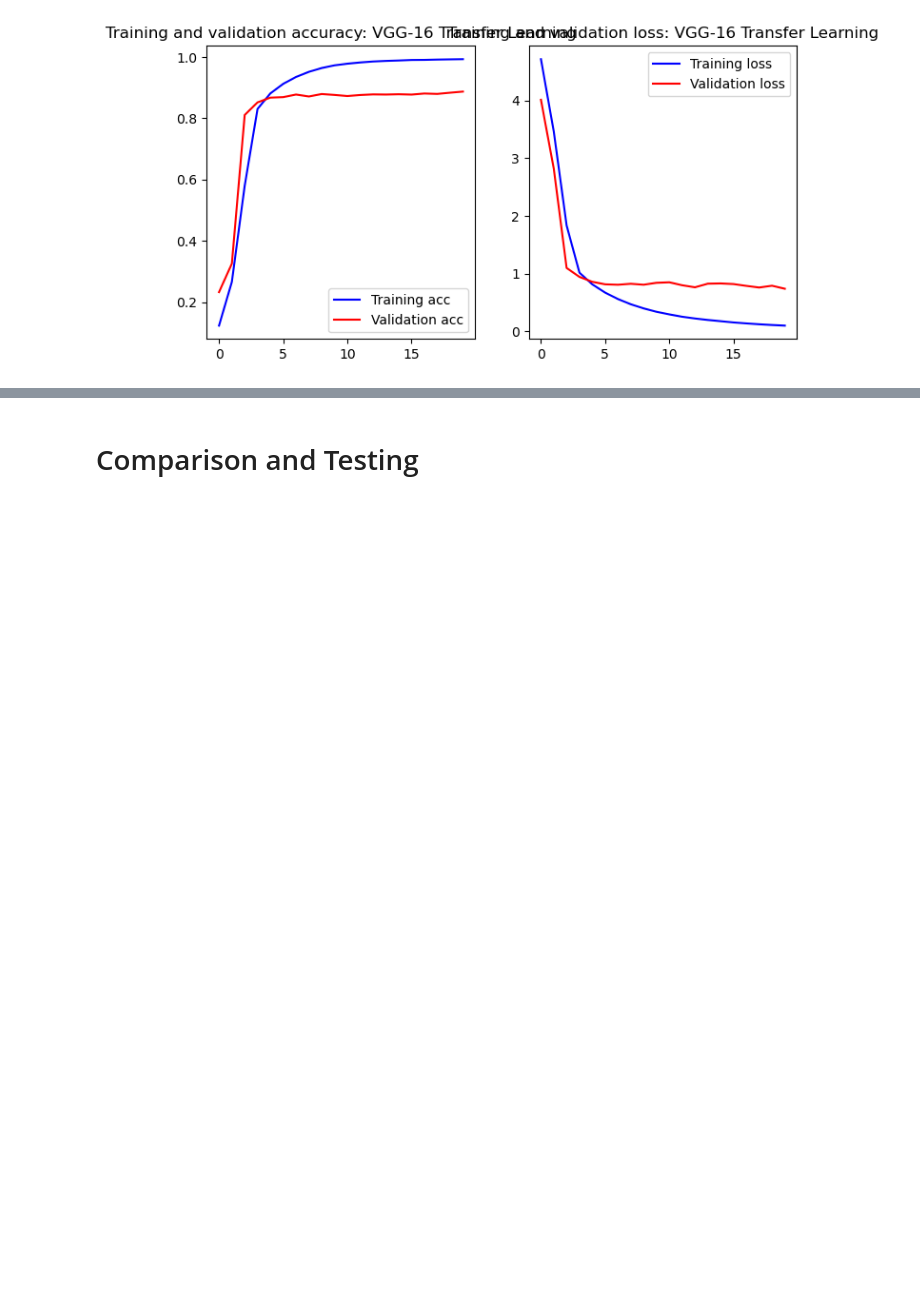
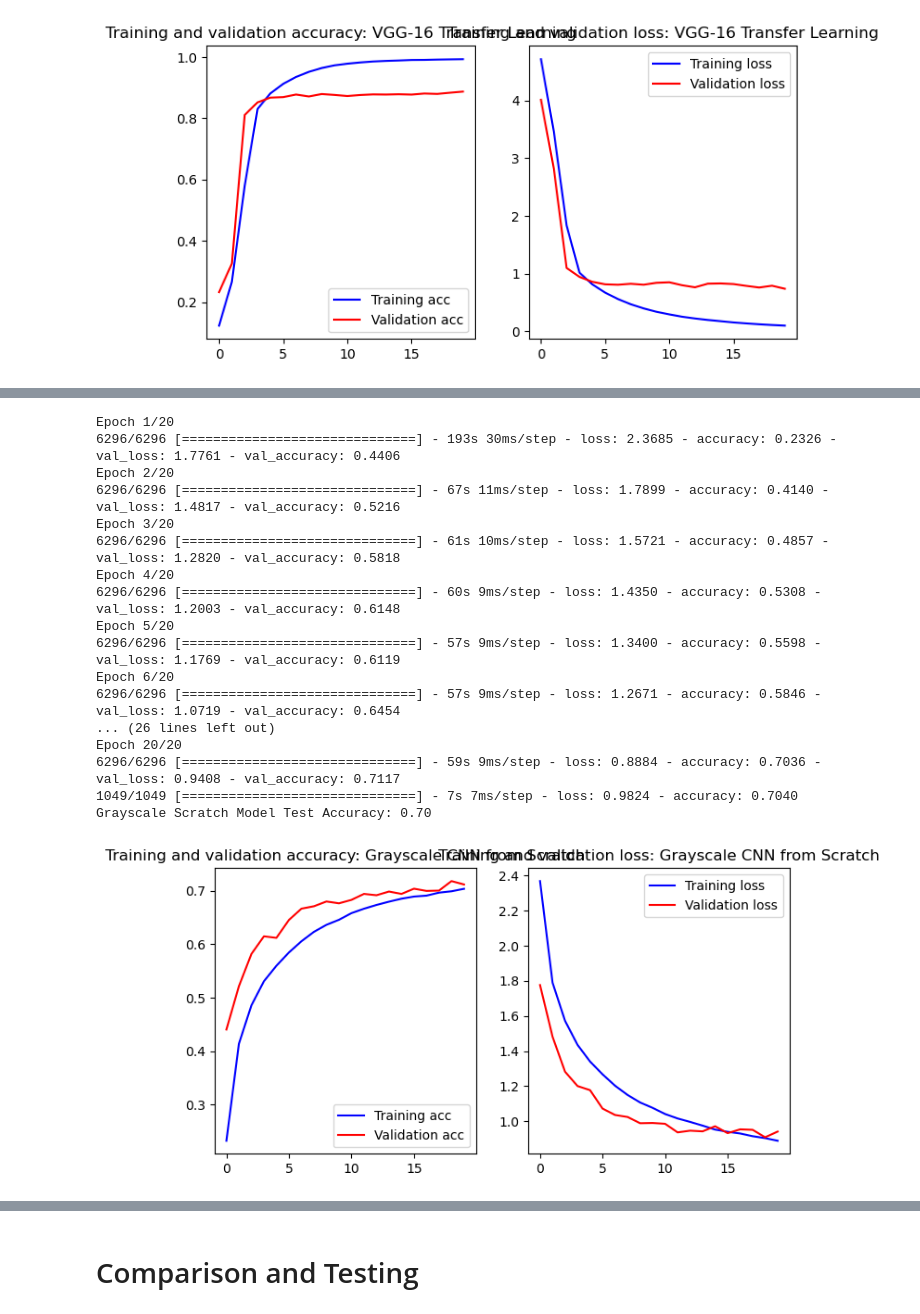
Before and after one commit to Owen-kc/GUI-Project-2, a Jupyter notebook: code.ipynb, the cells around one changed output, grey strips where cells are left out. Cells and saved outputs as stored; diff of their text form; code cells hidden in the pictures; blank space fills up the shorter version.

Commit message:
Updates, new models

```diff
--- a/code.ipynb
+++ b/code.ipynb
@@ -241,0 +311,57 @@ Transfer Learning Model Test Accuracy: 0.88
+# %%
+# Function to build a grayscale CNN model
+def build_scratch_model_gray(input_shape, num_classes):
+    model = models.Sequential([
+        layers.Rescaling(1./255, input_shape=input_shape),
+        layers.Conv2D(32, (3, 3), activation='relu'),
+        layers.MaxPooling2D((2, 2)),
+        layers.Conv2D(64, (3, 3), activation='relu'),
+        layers.MaxPooling2D((2, 2)),
+        layers.Conv2D(64, (3, 3), activation='relu'),
+        layers.MaxPooling2D((2, 2)),
+        layers.Flatten(),
+        layers.Dense(128, activation='relu'),
+        layers.Dropout(0.5),
+        layers.Dense(num_classes, activation='softmax', dtype='float32')  # Explicitly set dtype
+    ])
+    model.compile(optimizer='adam',
+                  loss='sparse_categorical_crossentropy',
+                  metrics=['accuracy'])
+    return model
+
+# Train and evaluate the grayscale scratch model
+input_shape_gray = (64, 64, 1)
+
+model_scratch_gray = build_scratch_model_gray(input_shape_gray, num_classes)
+history_scratch_gray = model_scratch_gray.fit(
+    train_ds_gray,
+    validation_data=val_ds_gray,
+    epochs=20,
+    batch_size=batch_size
+)
+
+# Evaluate on test set
+test_loss, test_acc = model_scratch_gray.evaluate(test_ds_gray)
+print(f"Grayscale Scratch Model Test Accuracy: {test_acc:.2f}")
+
+# Plot history
+plot_history(history_scratch_gray, "Grayscale CNN from Scratch")
+# %% [output]
+Epoch 1/20
+6296/6296 [==============================] - 193s 30ms/step - loss: 2.3685 - accuracy: 0.2326 - val_loss: 1.7761 - val_accuracy: 0.4406
+Epoch 2/20
+6296/6296 [==============================] - 67s 11ms/step - loss: 1.7899 - accuracy: 0.4140 - val_loss: 1.4817 - val_accuracy: 0.5216
+Epoch 3/20
+6296/6296 [==============================] - 61s 10ms/step - loss: 1.5721 - accuracy: 0.4857 - val_loss: 1.2820 - val_accuracy: 0.5818
+Epoch 4/20
+6296/6296 [==============================] - 60s 9ms/step - loss: 1.4350 - accuracy: 0.5308 - val_loss: 1.2003 - val_accuracy: 0.6148
+Epoch 5/20
+6296/6296 [==============================] - 57s 9ms/step - loss: 1.3400 - accuracy: 0.5598 - val_loss: 1.1769 - val_accuracy: 0.6119
+Epoch 6/20
+6296/6296 [==============================] - 57s 9ms/step - loss: 1.2671 - accuracy: 0.5846 - val_loss: 1.0719 - val_accuracy: 0.6454
+... (26 lines left out)
+Epoch 20/20
+6296/6296 [==============================] - 59s 9ms/step - loss: 0.8884 - accuracy: 0.7036 - val_loss: 0.9408 - val_accuracy: 0.7117
+1049/1049 [==============================] - 7s 7ms/step - loss: 0.9824 - accuracy: 0.7040
+Grayscale Scratch Model Test Accuracy: 0.70
+[figure, added]
```
Also changed, not shown: parts of 17 cells of this notebook.
